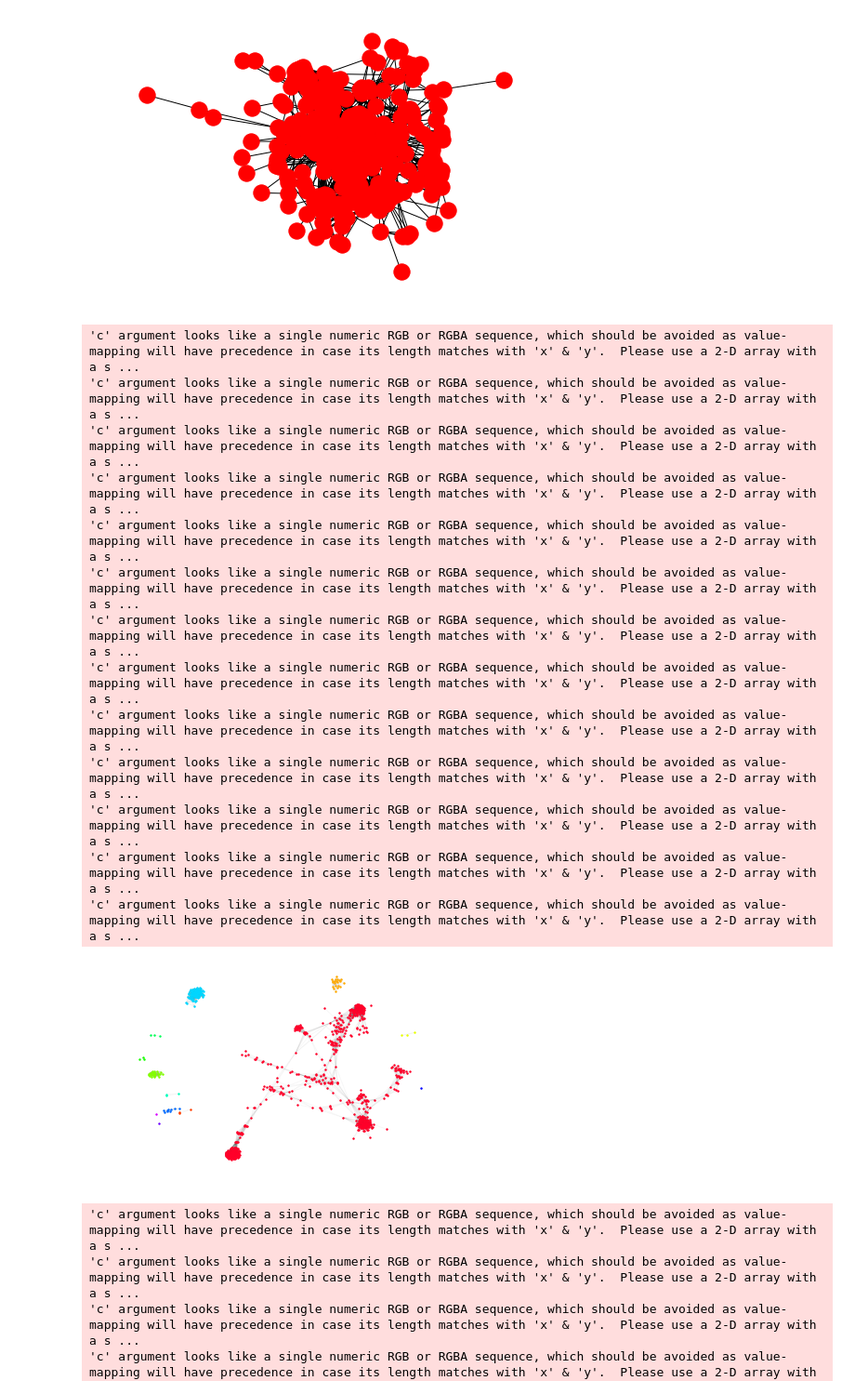
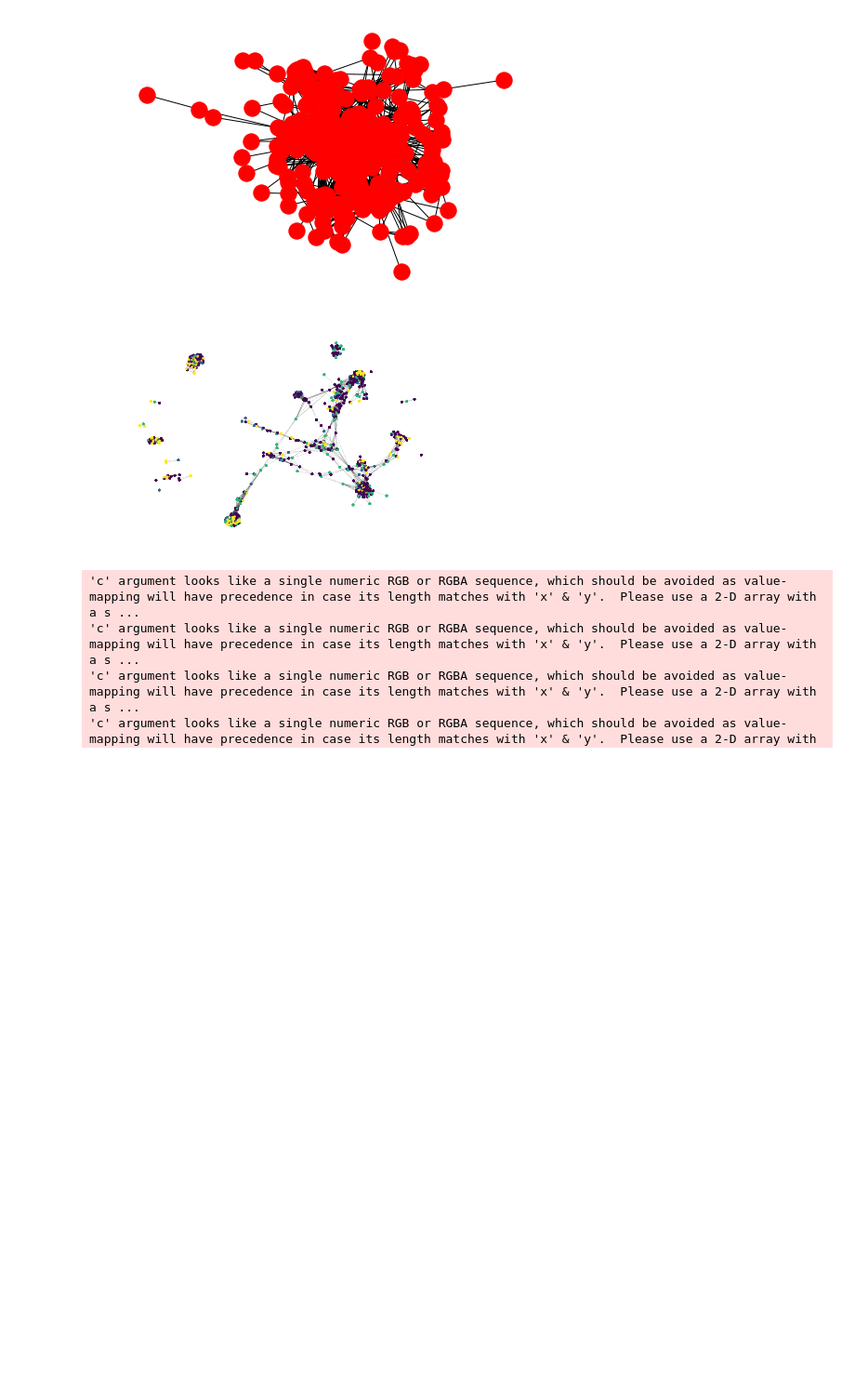
Before and after one commit to Axeln78/TerrorAttacksNtds, a Jupyter notebook: notebooks/TerrRel.ipynb, the cells around one changed output. Shown at 93% size. Cells and saved outputs as stored; diff of their text form; code cells hidden in the pictures; blank space fills up the shorter version.

```diff
--- a/notebooks/TerrRel.ipynb
+++ b/notebooks/TerrRel.ipynb
@@ -158,25 +158,12 @@ subGraphCoords = nx.spring_layout(subGraph,k=.25,seed=0,iterations=200)
 # %%
 cmap = plt.cm.get_cmap('gist_rainbow')
 for i in range(len(allComponents)):
-    nx.draw_networkx_nodes(allComponents[i],coords,node_size=2,node_color=cmap(i/len(allComponents)))
-    nx.draw_networkx_edges(allComponents[i],coords,alpha=.03)
+    nx.draw_networkx_nodes(graph,coords,node_size=2,node_color=labels)
+    nx.draw_networkx_edges(graph,coords,alpha=.01)
 plt.axis('off')
 plt.savefig('graphRel.png',dpi=600)
 # %% [output]
-'c' argument looks like a single numeric RGB or RGBA sequence, which should be avoided as value-mapping will have precedence in case its length matches with 'x' & 'y'.  Please use a 2-D array with a s ...
-'c' argument looks like a single numeric RGB or RGBA sequence, which should be avoided as value-mapping will have precedence in case its length matches with 'x' & 'y'.  Please use a 2-D array with a s ...
-'c' argument looks like a single numeric RGB or RGBA sequence, which should be avoided as value-mapping will have precedence in case its length matches with 'x' & 'y'.  Please use a 2-D array with a s ...
-'c' argument looks like a single numeric RGB or RGBA sequence, which should be avoided as value-mapping will have precedence in case its length matches with 'x' & 'y'.  Please use a 2-D array with a s ...
-'c' argument looks like a single numeric RGB or RGBA sequence, which should be avoided as value-mapping will have precedence in case its length matches with 'x' & 'y'.  Please use a 2-D array with a s ...
-'c' argument looks like a single numeric RGB or RGBA sequence, which should be avoided as value-mapping will have precedence in case its length matches with 'x' & 'y'.  Please use a 2-D array with a s ...
-'c' argument looks like a single numeric RGB or RGBA sequence, which should be avoided as value-mapping will have precedence in case its length matches with 'x' & 'y'.  Please use a 2-D array with a s ...
-'c' argument looks like a single numeric RGB or RGBA sequence, which should be avoided as value-mapping will have precedence in case its length matches with 'x' & 'y'.  Please use a 2-D array with a s ...
-'c' argument looks like a single numeric RGB or RGBA sequence, which should be avoided as value-mapping will have precedence in case its length matches with 'x' & 'y'.  Please use a 2-D array with a s ...
-'c' argument looks like a single numeric RGB or RGBA sequence, which should be avoided as value-mapping will have precedence in case its length matches with 'x' & 'y'.  Please use a 2-D array with a s ...
-'c' argument looks like a single numeric RGB or RGBA sequence, which should be avoided as value-mapping will have precedence in case its length matches with 'x' & 'y'.  Please use a 2-D array with a s ...
-'c' argument looks like a single numeric RGB or RGBA sequence, which should be avoided as value-mapping will have precedence in case its length matches with 'x' & 'y'.  Please use a 2-D array with a s ...
-'c' argument looks like a single numeric RGB or RGBA sequence, which should be avoided as value-mapping will have precedence in case its length matches with 'x' & 'y'.  Please use a 2-D array with a s ...
-[figure, old version]
+[figure, new version]
 # %%
 cmap = plt.cm.get_cmap('gist_rainbow')
 for i in range(len(components)):
```
Also changed, not shown: parts of 3 cells of this notebook, 9 other files.
